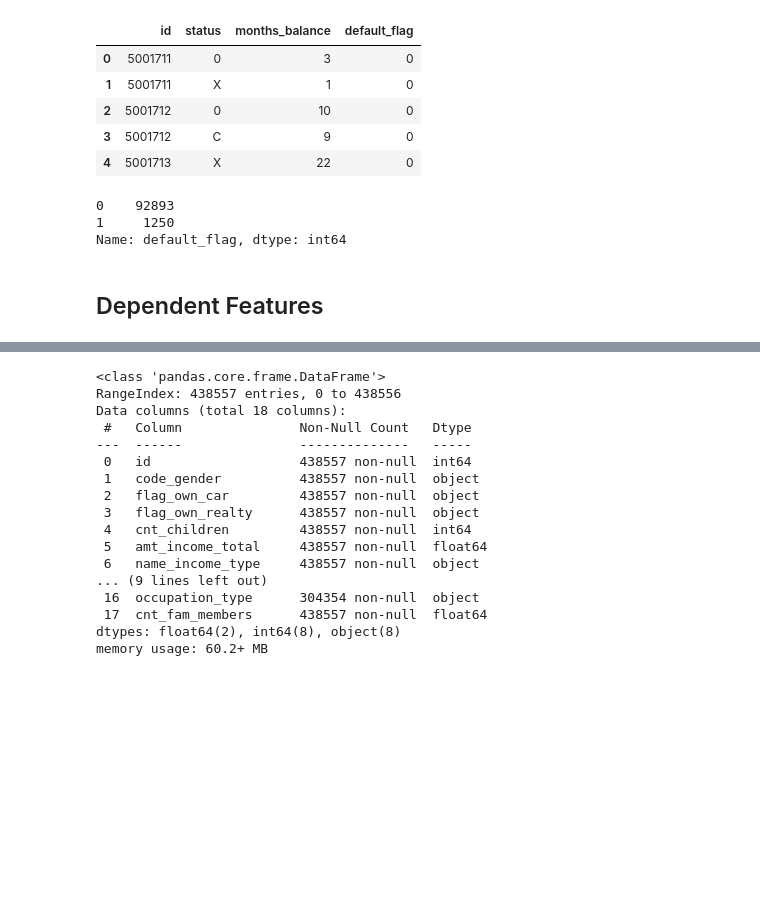
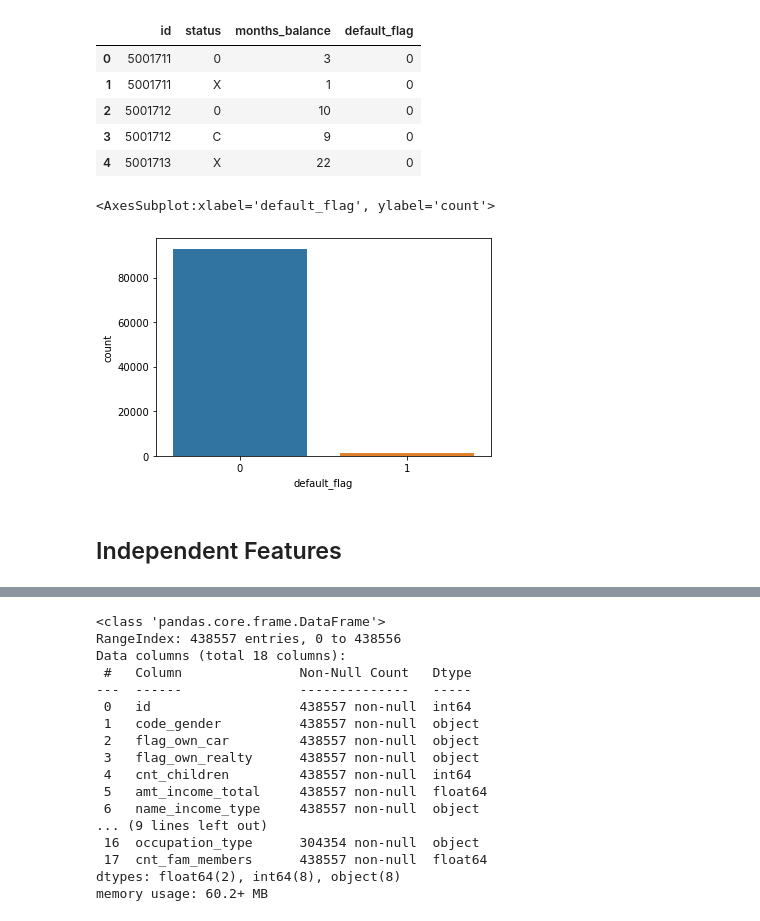
Before and after one commit to nadbrunn3/mid_term_project, a Jupyter notebook: notebooks/exploaratory/CreditCardApprovalPrediction.ipynb, the cells around one changed output, grey strips where cells are left out. Cells and saved outputs as stored; diff of their text form; code cells hidden in the pictures; blank space fills up the shorter version.

```diff
--- a/notebooks/exploaratory/CreditCardApprovalPrediction.ipynb
+++ b/notebooks/exploaratory/CreditCardApprovalPrediction.ipynb
@@ -203,10 +203,11 @@ pivot_tb['default_flag'] = pivot_tb['default_flag'].apply(lambda x: 1 if x >= 1
 # %%
 # Checking for plausability of calculation:
 
 pivot_tb['default_flag'].value_counts()
 
+sns.countplot(pivot_tb['default_flag'])
+
 # -- > There is a CLASS IMBALANCE
 # %% [output]
-0    92893
-1     1250
-Name: default_flag, dtype: int64
+<AxesSubplot:xlabel='default_flag', ylabel='count'>
+[figure, added]
@@ -213,5 +221,5 @@ Name: default_flag, dtype: int64
 # %% [markdown]
-## Dependent Features
+## Independent Features
 # %%
 application_records.head()
 # %% [output]
```
Also changed, not shown: parts of 64 cells of this notebook.
